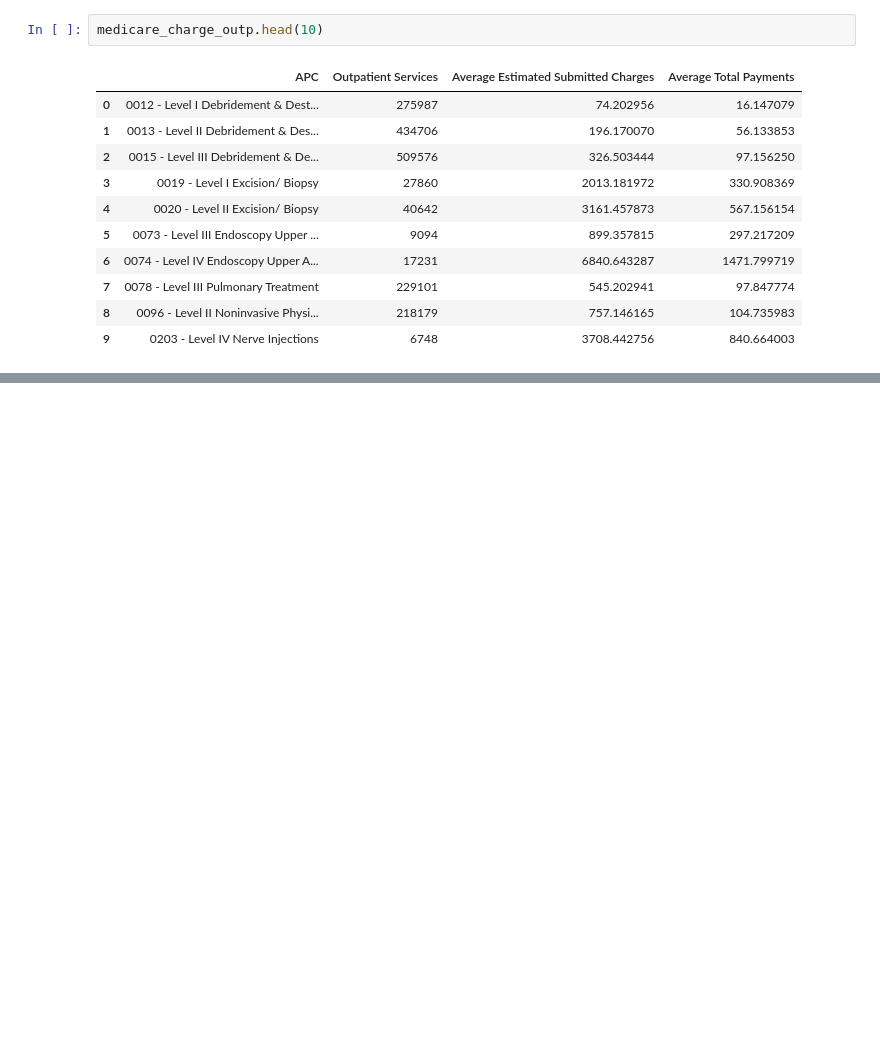
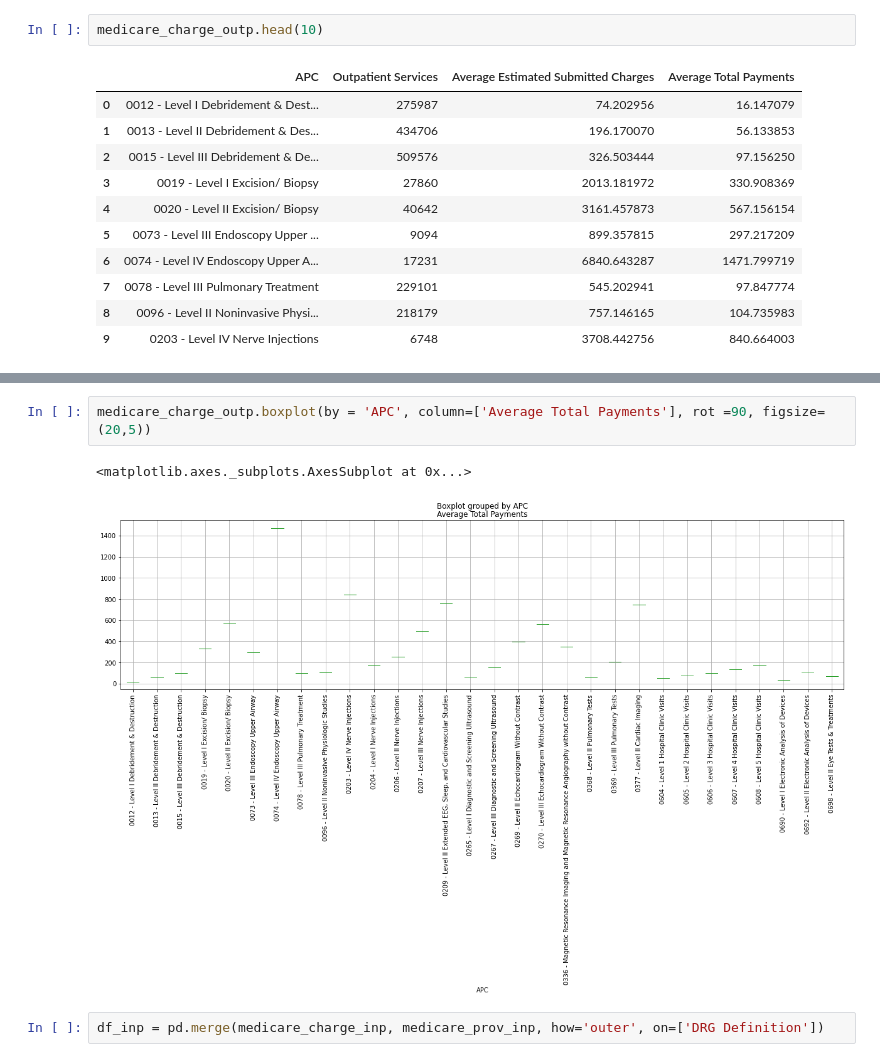
Before and after one commit to mkmritunjay/exploratory_analysis, a Jupyter notebook: exploratory_analysis.ipynb, the cells around one changed output, grey strips where cells are left out. Cells and saved outputs as stored; diff of their text form; blank space fills up the shorter version.

```diff
--- a/exploratory_analysis.ipynb
+++ b/exploratory_analysis.ipynb
@@ -223,0 +235,7 @@ medicare_charge_outp.head(10)
+# %%
+medicare_charge_outp.boxplot(by = 'APC', column=['Average Total Payments'], rot =90, figsize=(20,5))
+# %% [output]
+<matplotlib.axes._subplots.AxesSubplot at 0x...>
+[figure, added]
+# %%
+df_inp = pd.merge(medicare_charge_inp, medicare_prov_inp, how='outer', on=['DRG Definition'])
```
Also changed, not shown: parts of 18 cells of this notebook.
